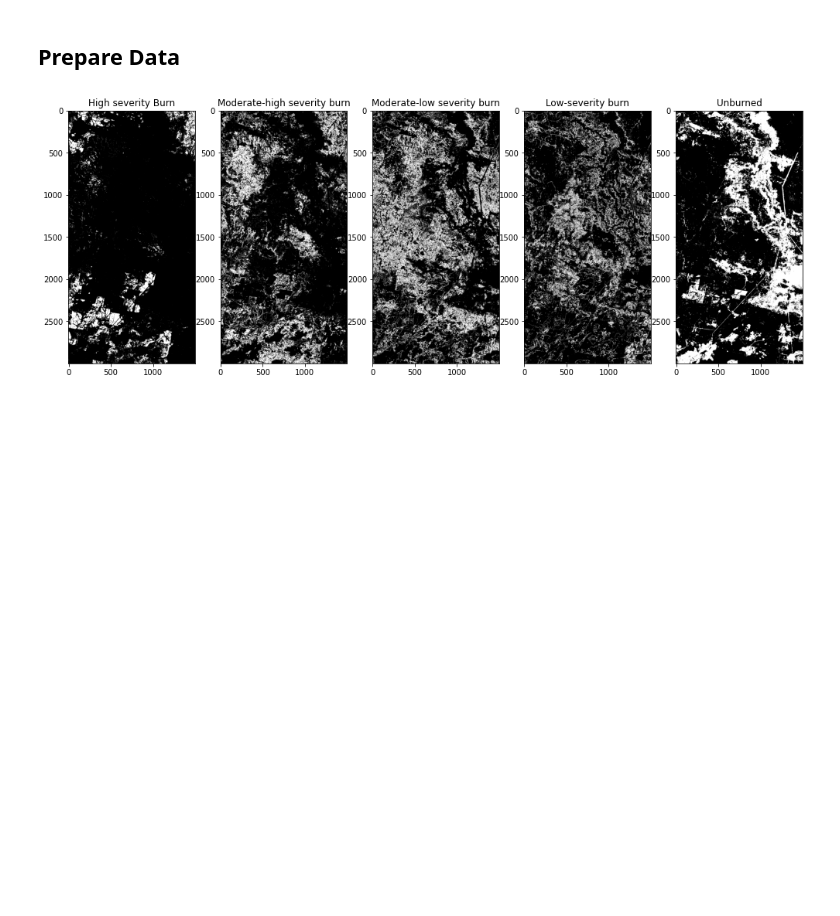
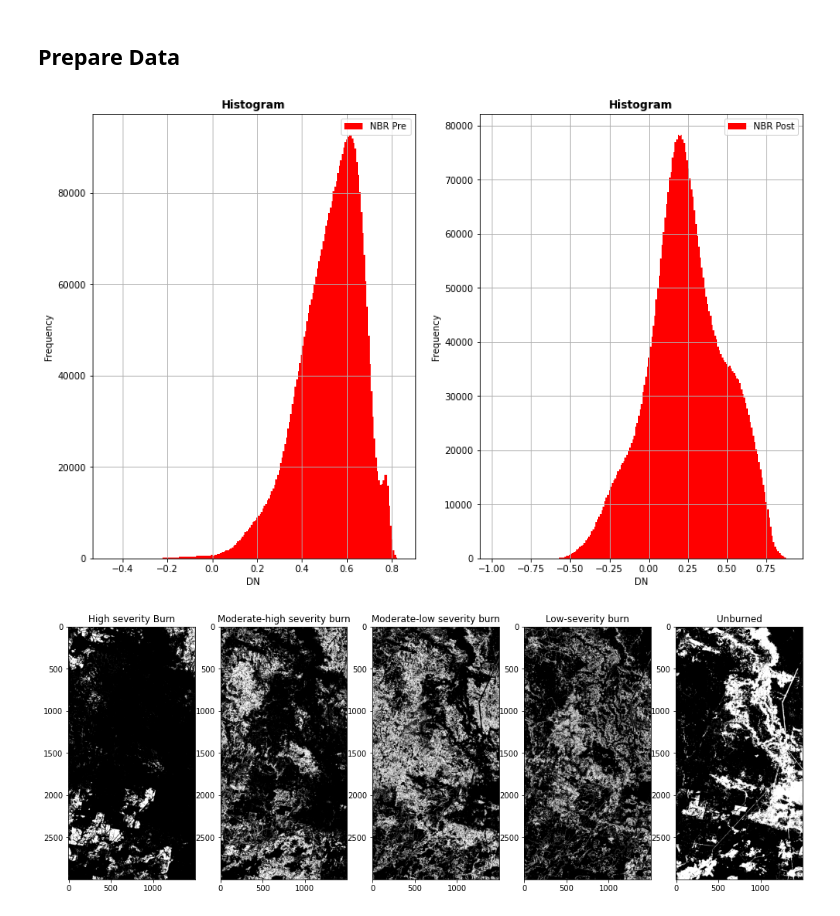
Before and after one commit to dagdelenvolkan/wildfire-nbr, a Jupyter notebook: Wildfire.ipynb, the cells around one changed output. Cells and saved outputs as stored; diff of their text form; code cells hidden in the pictures; blank space fills up the shorter version.

Commit message:
Add NBR(pre-post) Hist. and Corrected Result Map coordinates

```diff
--- a/Wildfire.ipynb
+++ b/Wildfire.ipynb
@@ -143,6 +143,12 @@ def dnbr(preNBR, postNBR):
 #Open NBR images
 NBR_pre = rasterio.open('NBR_pre.tif')
 NBR_post = rasterio.open('NBR_post.tif')
+# %%
+fig, (ax1, ax2) = plt.subplots(1,2, figsize=(9,9))
+show_hist(NBR_pre, bins=200, stacked=False, label='NBR Pre', ax=ax1)
+show_hist(NBR_post, bins=200, stacked=False, label='NBR Post', ax=ax2)
+# %% [output]
+[figure, added]
 # %%
 #Call dnbr function to calculate dnbr
 dnbr(NBR_pre, NBR_post)
```
Also changed, not shown: parts of 1 cell of this notebook.
